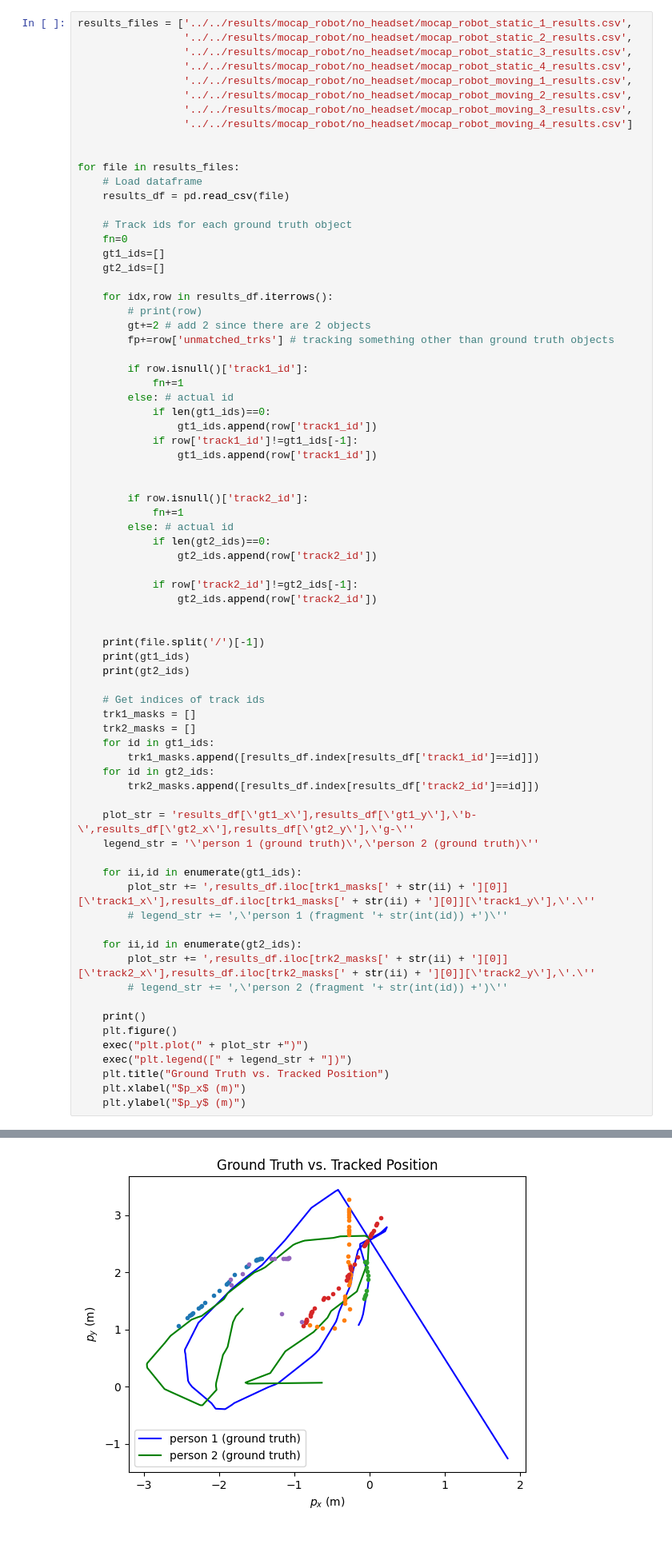
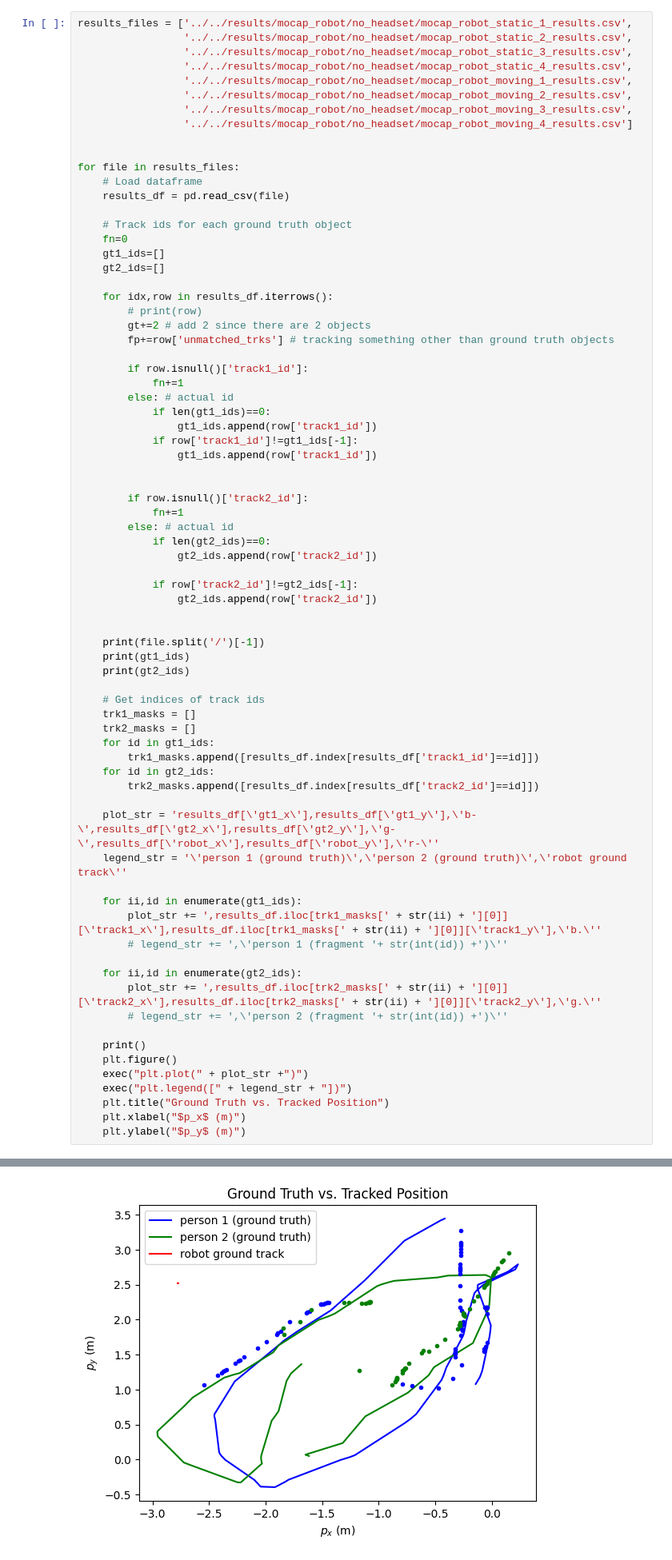
Before and after one commit to roboav8r/marmot, a Jupyter notebook: scripts/analysis/mocap_analysis.ipynb, the cells around one changed output, grey strips where cells are left out. Shown at 80% size. Drawn from its saved outputs; the diff is of its cells as text.

```diff
--- a/scripts/analysis/mocap_analysis.ipynb
+++ b/scripts/analysis/mocap_analysis.ipynb
@@ -456,15 +440,15 @@ for file in results_files:
     for id in gt2_ids:
         trk2_masks.append([results_df.index[results_df['track2_id']==id]])
 
-    plot_str = 'results_df[\'gt1_x\'],results_df[\'gt1_y\'],\'b-\',results_df[\'gt2_x\'],results_df[\'gt2_y\'],\'g-\''
-    legend_str = '\'person 1 (ground truth)\',\'person 2 (ground truth)\''
+    plot_str = 'results_df[\'gt1_x\'],results_df[\'gt1_y\'],\'b-\',results_df[\'gt2_x\'],results_df[\'gt2_y\'],\'g-\',results_df[\'robot_x\'],results_df[\'robot_y\'],\'r-\''
+    legend_str = '\'person 1 (ground truth)\',\'person 2 (ground truth)\',\'robot ground track\''
 
     for ii,id in enumerate(gt1_ids):
-        plot_str += ',results_df.iloc[trk1_masks[' + str(ii) + '][0]][\'track1_x\'],results_df.iloc[trk1_masks[' + str(ii) + '][0]][\'track1_y\'],\'.\''
+        plot_str += ',results_df.iloc[trk1_masks[' + str(ii) + '][0]][\'track1_x\'],results_df.iloc[trk1_masks[' + str(ii) + '][0]][\'track1_y\'],\'b.\''
         # legend_str += ',\'person 1 (fragment '+ str(int(id)) +')\''
 
     for ii,id in enumerate(gt2_ids):
-        plot_str += ',results_df.iloc[trk2_masks[' + str(ii) + '][0]][\'track2_x\'],results_df.iloc[trk2_masks[' + str(ii) + '][0]][\'track2_y\'],\'.\''
+        plot_str += ',results_df.iloc[trk2_masks[' + str(ii) + '][0]][\'track2_x\'],results_df.iloc[trk2_masks[' + str(ii) + '][0]][\'track2_y\'],\'g.\''
         # legend_str += ',\'person 2 (fragment '+ str(int(id)) +')\''
 
     print()
@@ -496 +480 @@ mocap_robot_moving_4_results.csv
-[figure, old version]
+[figure, new version]
```
Also changed, not shown: parts of 7 cells of this notebook, 9 other files.
